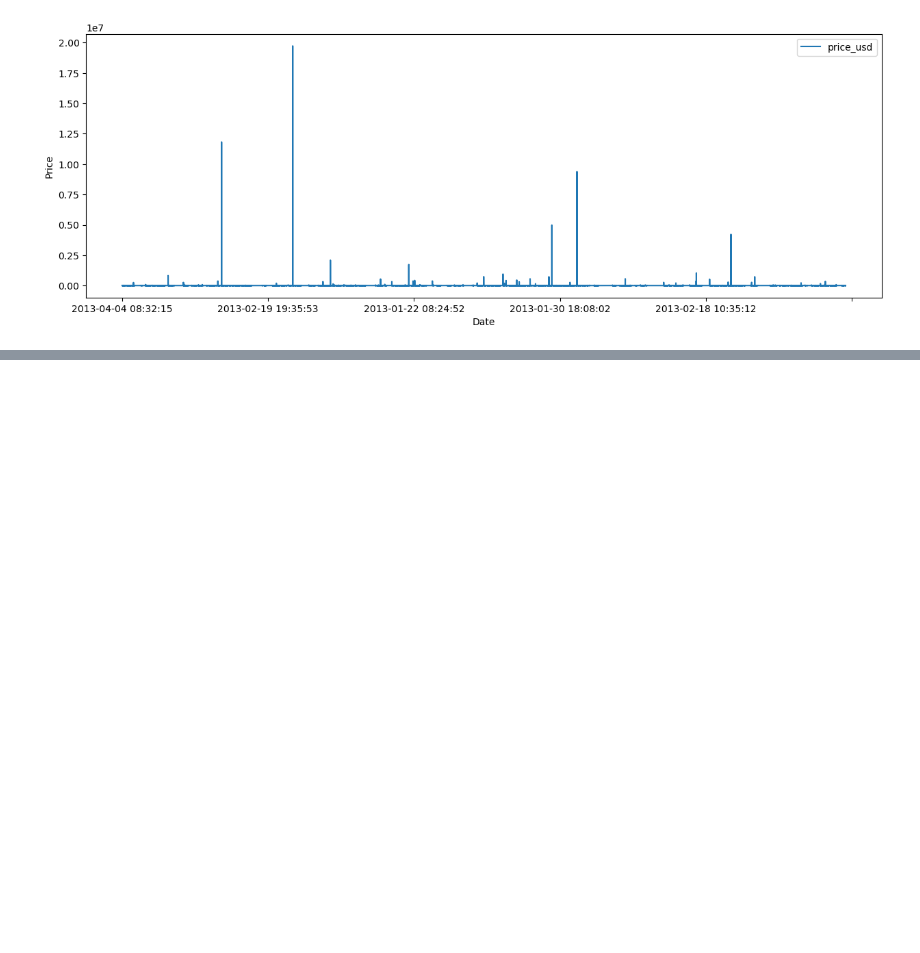
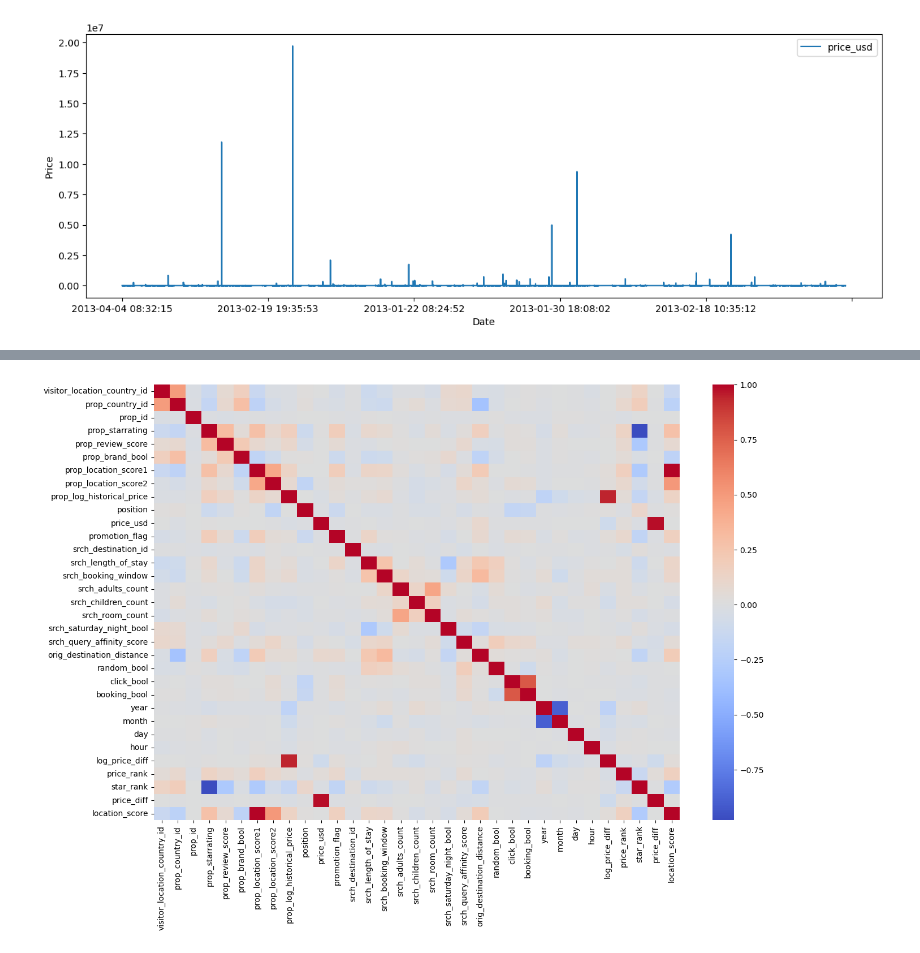
Before and after one commit to Mohammed-majeed/DMT_assignment2, a Jupyter notebook: DMT_assignment2.ipynb, the cells around one changed output, grey strips where cells are left out. Saved outputs shown, nothing was run; the diff lists cells and outputs as text; code cells hidden in the pictures; blank space fills up the shorter version.

```diff
--- a/DMT_assignment2.ipynb
+++ b/DMT_assignment2.ipynb
@@ -252,0 +363,12 @@ for column in missing_data.columns:
+# %%
+# Visualize the correlation between features
+# Create a correlation matrix
+corr = data.corr()
+# Set up the plot
+fig, ax = plt.subplots(figsize=(15, 10))
+# Create a heatmap of the correlation matrix
+sns.heatmap(corr, cmap='coolwarm', ax=ax)
+# Show the plot
+plt.show()
+# %% [output]
+[figure, added]
```
Also changed, not shown: parts of 16 cells of this notebook.
